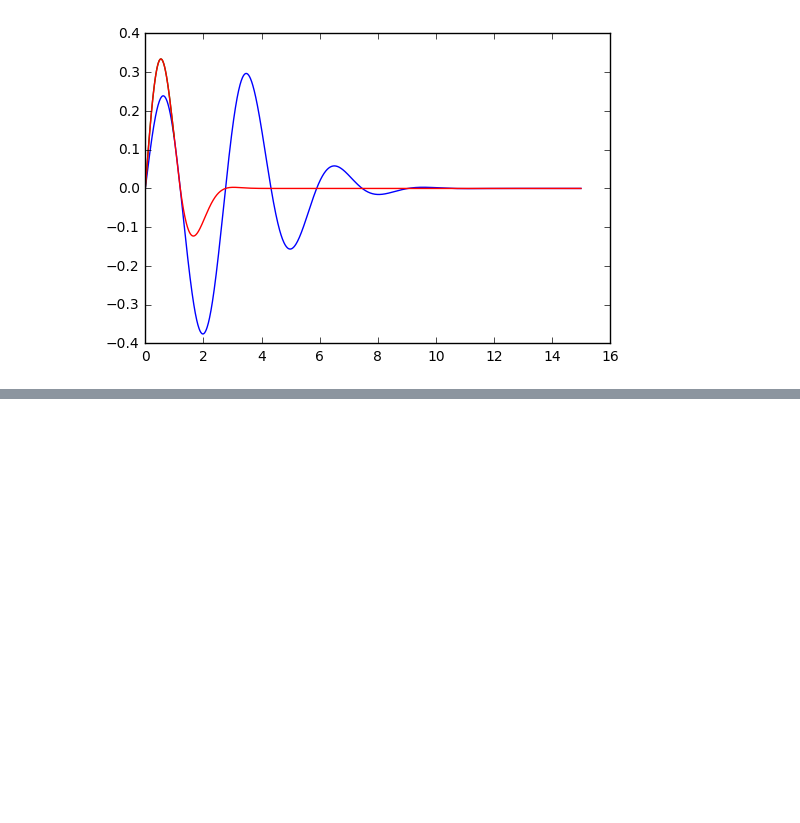
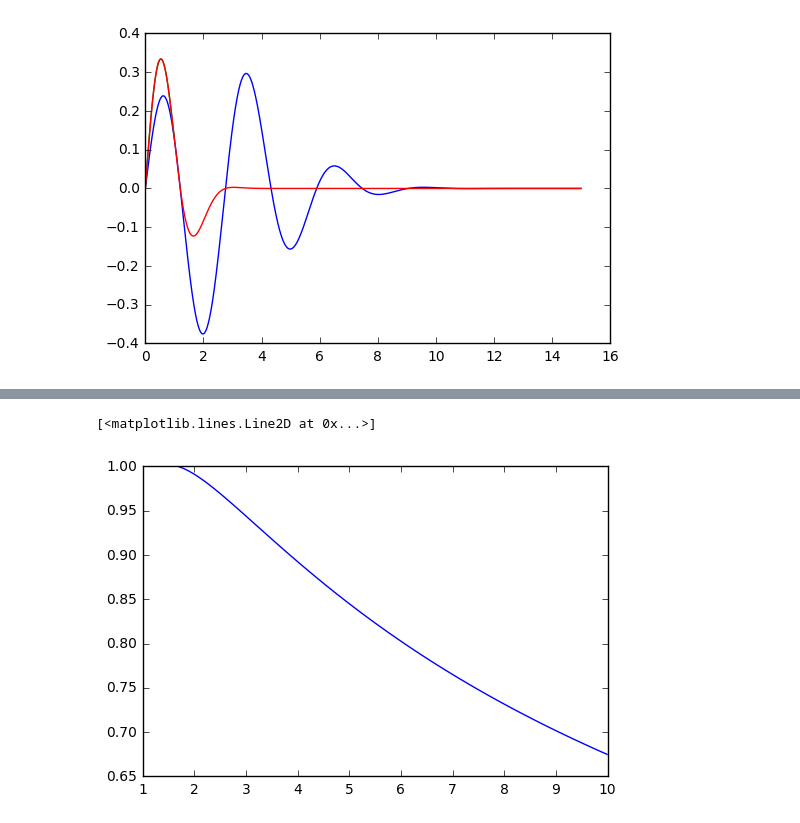
Before and after one commit to prokudin/collinearity, a Jupyter notebook: notebooks/tmd_shape.ipynb, the cells around one changed output, grey strips where cells are left out. Cells and saved outputs as stored; diff of their text form; code cells hidden in the pictures; blank space fills up the shorter version.

```diff
--- a/notebooks/tmd_shape.ipynb
+++ b/notebooks/tmd_shape.ipynb
@@ -72,0 +103,6 @@ plt.plot(bt,tmd_lowbt(bt),"-")
+# %%
+QQ2 = np.arange(1.69,10,0.1)
+plt.plot(QQ2, GK().get_gk(QQ2)*np.exp(-GK().get_pertsud(QQ2)), "-")
+# %% [output]
+[<matplotlib.lines.Line2D at 0x...>]
+[figure, added]
```
Also changed, not shown: parts of 22 cells of this notebook, 10 other files.
